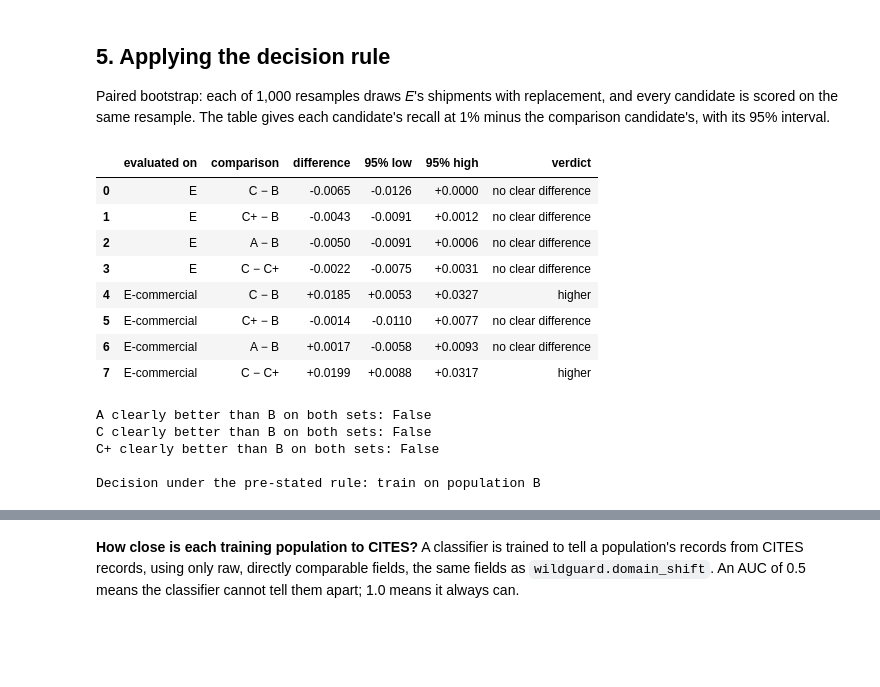
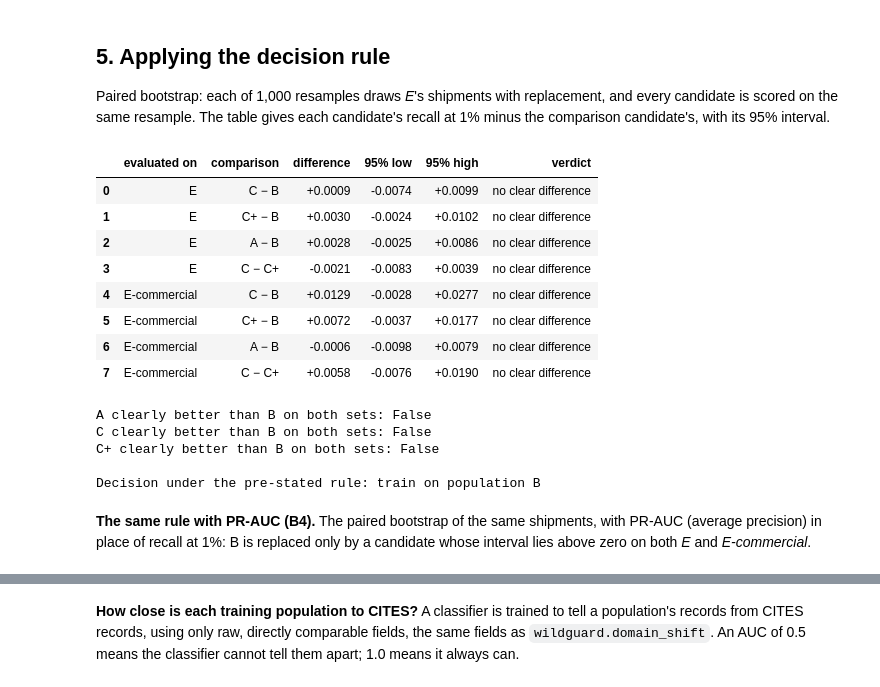
Before and after one commit to datakeep64/PRS-PM-Group-37-WildGuard, a Jupyter notebook: SYSTEM CODE/notebooks/04_training_population.ipynb, the cells around one changed output, grey strips where cells are left out. Cells and saved outputs as stored; diff of their text form; code cells hidden in the pictures; blank space fills up the shorter version.

```diff
--- a/SYSTEM CODE/notebooks/04_training_population.ipynb
+++ b/SYSTEM CODE/notebooks/04_training_population.ipynb
@@ -134,7 +143,7 @@ models, log = {}, []
 for c in CANDIDATES:
     for seed in SEEDS:
         t = time.time()
-        models[c, seed] = X_.fit(X, y, POP[c], VAL, seed)
+        models[c, seed] = X_.fit_chosen(X, y, POP[c], VAL, seed)
         log.append({"candidate": c, "seed": seed, "train_rows": int(POP[c].sum()),
                     "best_iteration": models[c, seed].best_iteration,
                     "seconds": round(time.time() - t)})
@@ -169,10 +178,10 @@ pd.DataFrame(log)
 # %%
-# each candidate's score: the mean of its three seeds' probabilities, on every test-year row
-S_te = {c: np.mean([models[c, s].predict_proba(X[te])[:, 1] for s in SEEDS], axis=0)
+# each candidate's score: the mean of its three seeds' probabilities, on every 2011 row
+S_ev = {c: np.mean([models[c, s].predict_proba(X[ev])[:, 1] for s in SEEDS], axis=0)
         for c in CANDIDATES}
-S_seed = {(c, s): models[c, s].predict_proba(X[te])[:, 1] for c in CANDIDATES for s in SEEDS}
-y_te, ship_te = y[te], ship[te]
-sub = {k: m[te] for k, m in EVAL.items()}      # evaluation sets as masks within the test years
+S_seed = {(c, s): models[c, s].predict_proba(X[ev])[:, 1] for c in CANDIDATES for s in SEEDS}
+y_ev, ship_ev = y[ev], ship[ev]
+sub = {k: m[ev] for k, m in EVAL.items()}      # evaluation sets as masks within 2011
 # %% [markdown]
 ## 4. Results on the evaluation set
 # %%
@@ -183,14 +192,14 @@ def metrics(yy, ss):
 
 
 def shipment_recall(c, mask):
-    g = pd.DataFrame({"s": ship_te[mask], "y": y_te[mask], "p": S_te[c][mask]}).groupby("s").max()
+    g = pd.DataFrame({"s": ship_ev[mask], "y": y_ev[mask], "p": S_ev[c][mask]}).groupby("s").max()
     return metrics(g["y"].to_numpy(), g["p"].to_numpy())["recall@1%"]
 
 
 res = {}
 for c in CANDIDATES:
     for k, m in sub.items():
-        for name, v in metrics(y_te[m], S_te[c][m]).items():
+        for name, v in metrics(y_ev[m], S_ev[c][m]).items():
             res[(k, name), c] = v
     res[("E", "shipment recall@1%"), c] = shipment_recall(c, sub["E"])
 table = pd.Series(res).unstack()[CANDIDATES]
@@ -229,9 +238,9 @@ spread.style.format("{:.4f}")
 fig, ax = plt.subplots(figsize=(7.5, 4.2))
 m = sub["E"]
 for c in CANDIDATES:
-    s = S_te[c][m]
+    s = S_ev[c][m]
     o = np.argsort(-s, kind="stable")
-    caught = np.cumsum(y_te[m][o]) / y_te[m].sum()
+    caught = np.cumsum(y_ev[m][o]) / y_ev[m].sum()
     frac = np.arange(1, len(o) + 1) / len(o)
     k = frac <= 0.10
     ax.plot(frac[k] * 100, caught[k] * 100, color=COLOURS[c], lw=2, label=c)
@@ -250,44 +259,44 @@ Paired bootstrap: each of 1,000 resamples draws *E*'s shipments with replacement
 # %%
 def weighted_recall_at(order, yy, w, budget=BUDGET):
     ws = w[order]
     top = np.cumsum(ws) <= budget * ws.sum()
     return (ws[top] * yy[order][top]).sum() / (w * yy).sum()
 
 
 def bootstrap(mask, seed=37):
-    codes, uniq = pd.factorize(ship_te[mask])
-    yy = y_te[mask]
-    orders = {c: np.argsort(-S_te[c][mask], kind="stable") for c in CANDIDATES}
+    codes, uniq = pd.factorize(ship_ev[mask])
+    yy = y_ev[mask]
+    orders = {c: np.argsort(-S_ev[c][mask], kind="stable") for c in CANDIDATES}
     rng = np.random.default_rng(seed)
     out = {c: np.empty(N_BOOT) for c in CANDIDATES}
     for b in range(N_BOOT):
         w = np.bincount(rng.integers(0, len(uniq), len(uniq)), minlength=len(uniq))[codes].astype(float)
         for c in CANDIDATES:
             out[c][b] = weighted_recall_at(orders[c], yy, w)
     return out
 
 
 boot = {k: bootstrap(sub[k]) for k in ("E", "E-commercial")}
 rows = []
 for k, bs in boot.items():
     for c, ref in (("C", "B"), ("C+", "B"), ("A", "B"), ("C", "C+")):
         d = bs[c] - bs[ref]
         lo, hi = np.percentile(d, [2.5, 97.5])
         rows.append({"evaluated on": k, "comparison": f"{c} − {ref}", "difference": d.mean(),
                      "95% low": lo, "95% high": hi,
                      "verdict": "higher" if lo > 0 else "lower" if hi < 0 else "no clear difference"})
 ci = pd.DataFrame(rows)
 ci.style.format({"difference": "{:+.4f}", "95% low": "{:+.4f}", "95% high": "{:+.4f}"})
 # %% [output]
 |  | evaluated on | comparison | difference | 95% low | 95% high | verdict |
-| 0 | E | C − B | -0.0065 | -0.0126 | +0.0000 | no clear difference |
-| 1 | E | C+ − B | -0.0043 | -0.0091 | +0.0012 | no clear difference |
-| 2 | E | A − B | -0.0050 | -0.0091 | +0.0006 | no clear difference |
-| 3 | E | C − C+ | -0.0022 | -0.0075 | +0.0031 | no clear difference |
-| 4 | E-commercial | C − B | +0.0185 | +0.0053 | +0.0327 | higher |
-| 5 | E-commercial | C+ − B | -0.0014 | -0.0110 | +0.0077 | no clear difference |
-| 6 | E-commercial | A − B | +0.0017 | -0.0058 | +0.0093 | no clear difference |
-| 7 | E-commercial | C − C+ | +0.0199 | +0.0088 | +0.0317 | higher |
+| 0 | E | C − B | +0.0009 | -0.0074 | +0.0099 | no clear difference |
+| 1 | E | C+ − B | +0.0030 | -0.0024 | +0.0102 | no clear difference |
+| 2 | E | A − B | +0.0028 | -0.0025 | +0.0086 | no clear difference |
+| 3 | E | C − C+ | -0.0021 | -0.0083 | +0.0039 | no clear difference |
+| 4 | E-commercial | C − B | +0.0129 | -0.0028 | +0.0277 | no clear difference |
+| 5 | E-commercial | C+ − B | +0.0072 | -0.0037 | +0.0177 | no clear difference |
+| 6 | E-commercial | A − B | -0.0006 | -0.0098 | +0.0079 | no clear difference |
+| 7 | E-commercial | C − C+ | +0.0058 | -0.0076 | +0.0190 | no clear difference |
 # %%
 def beats(c, ref):
     return all(((ci["evaluated on"] == k) & (ci["comparison"] == f"{c} − {ref}")
@@ -307,3 +316,5 @@ C clearly better than B on both sets: False
 C+ clearly better than B on both sets: False
 
 Decision under the pre-stated rule: train on population B
+# %% [markdown]
+**The same rule with PR-AUC (B4).** The paired bootstrap of the same shipments, with PR-AUC (average precision) in place of recall at 1%: B is replaced only by a candidate whose interval lies above zero on both *E* and *E-commercial*.
```
Also changed, not shown: parts of 14 cells of this notebook, 4 other files.
